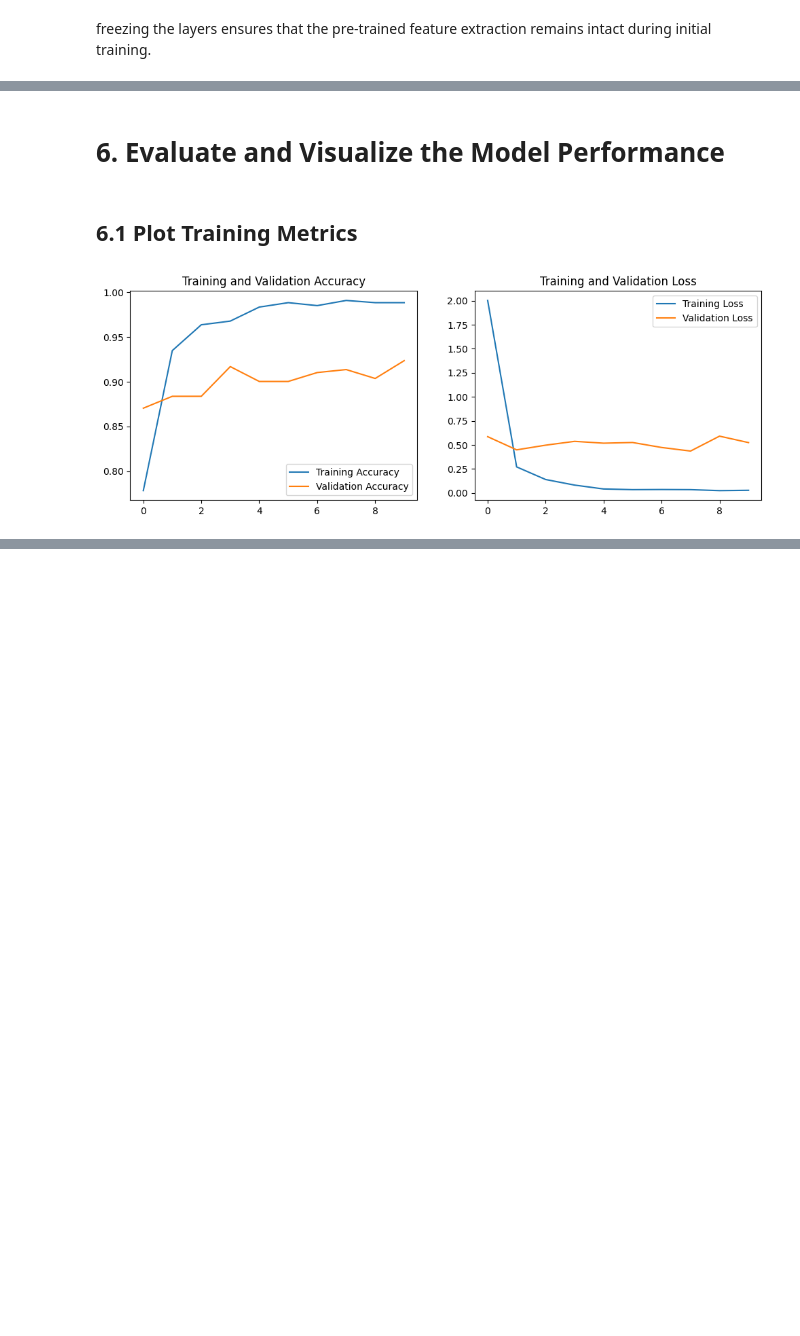
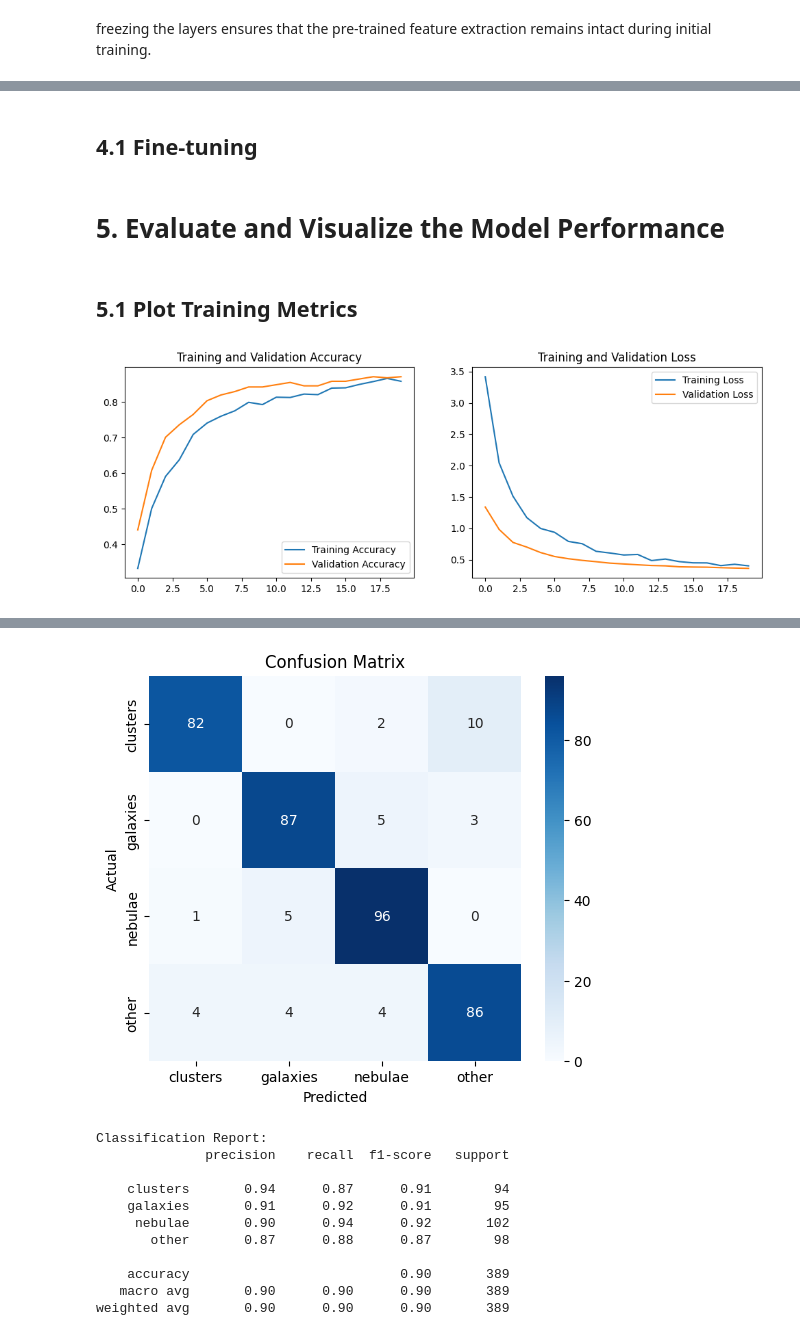
Before and after one commit to Andrada31/Transfer-Learning-in-Astronomy, a Jupyter notebook: backend/models/notebooks/VGG16.ipynb, the cells around one changed output, grey strips where cells are left out. Cells and saved outputs as stored; diff of their text form; code cells hidden in the pictures; blank space fills up the shorter version.

```diff
--- a/backend/models/notebooks/VGG16.ipynb
+++ b/backend/models/notebooks/VGG16.ipynb
@@ -161,9 +186,18 @@ model.compile(
     metrics=['accuracy']
 )
 
+checkpoint = ModelCheckpoint(
+    '/content/drive/MyDrive/checkpoints/bestVGG.keras',
+    save_best_only=True,
+    monitor='val_loss',
+    mode='min',
+    verbose=1
+)
+
 history = model.fit(
     train_generator,
-    epochs=10,
-    validation_data=val_generator
+    epochs=20,
+    validation_data=val_generator,
+    callbacks=[checkpoint]
 )
 # %% [output]
@@ -190,28 +222,57 @@ Epoch 10/10
+# %% [markdown]
+## 4.1 Fine-tuning
 # %% [markdown]
-# 6. Evaluate and Visualize the Model Performance
+# 5. Evaluate and Visualize the Model Performance
 # %% [markdown]
-## 6.1 Plot Training Metrics
+## 5.1 Plot Training Metrics
 # %%
+# First: Accuracy & Loss plots from history
 acc = history.history['accuracy']
 val_acc = history.history['val_accuracy']
 loss = history.history['loss']
 val_loss = history.history['val_loss']
 epochs_range = range(len(acc))
 
 plt.figure(figsize=(12, 4))
 
+# Accuracy plot
 plt.subplot(1, 2, 1)
 plt.plot(epochs_range, acc, label='Training Accuracy')
 plt.plot(epochs_range, val_acc, label='Validation Accuracy')
 plt.title('Training and Validation Accuracy')
 plt.legend()
 
+# Loss plot
 plt.subplot(1, 2, 2)
 plt.plot(epochs_range, loss, label='Training Loss')
 plt.plot(epochs_range, val_loss, label='Validation Loss')
 plt.title('Training and Validation Loss')
 plt.legend()
+plt.show()
 
+# --- Predict on the test set ---
+test_generator.reset()  # Reset generator to start from the beginning
+predictions = model.predict(test_generator, verbose=1)
+y_pred = np.argmax(predictions, axis=1)
+
+# --- Extract true labels ---
+y_true = test_generator.classes
+
+# --- Get class names ---
+class_names = list(test_generator.class_indices.keys())
+
+# --- Confusion Matrix ---
+cm = confusion_matrix(y_true, y_pred)
+
+plt.figure(figsize=(6, 5))
+sns.heatmap(cm, annot=True, fmt='d', xticklabels=class_names, yticklabels=class_names, cmap='Blues')
+plt.xlabel('Predicted')
+plt.ylabel('Actual')
+plt.title('Confusion Matrix')
 plt.show()
+
+# --- Classification Report ---
+print("Classification Report:")
+print(classification_report(y_true, y_pred, target_names=class_names))
 # %% [output]
-[figure, old version]
+[figure, new version]
@@ -218 +280,13 @@ plt.show()
+[figure, added]
+Classification Report:
+              precision    recall  f1-score   support
+
+    clusters       0.94      0.87      0.91        94
+    galaxies       0.91      0.92      0.91        95
+     nebulae       0.90      0.94      0.92       102
+       other       0.87      0.88      0.87        98
+
+    accuracy                           0.90       389
+   macro avg       0.90      0.90      0.90       389
+weighted avg       0.90      0.90      0.90       389
 # %% [markdown]
```
Also changed, not shown: parts of 33 cells of this notebook, 40 other files.
